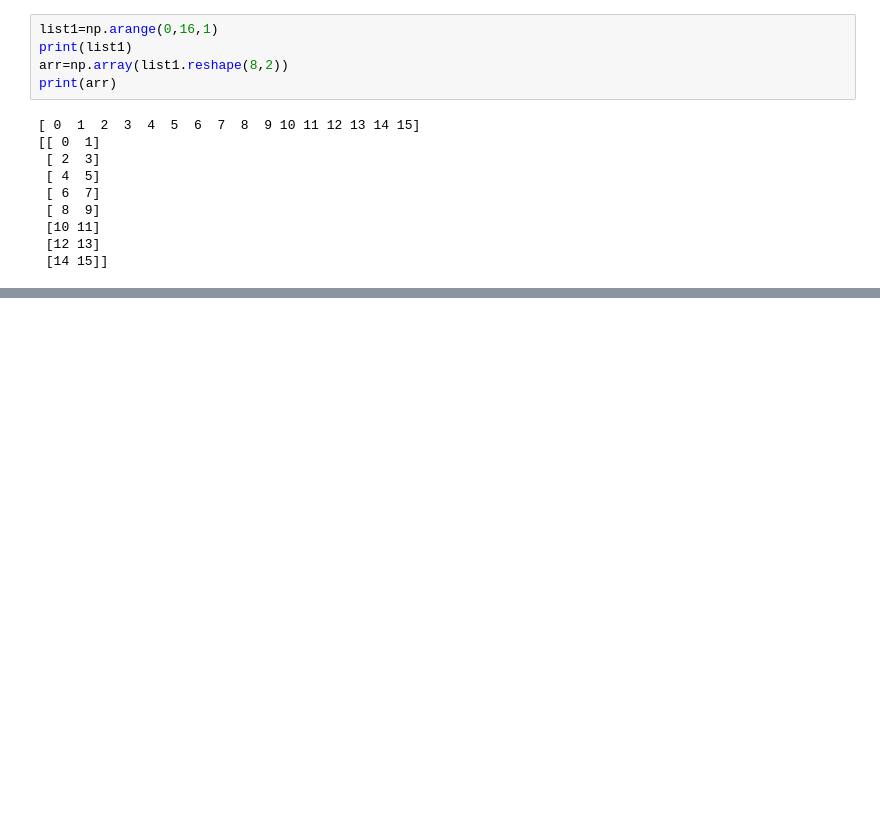
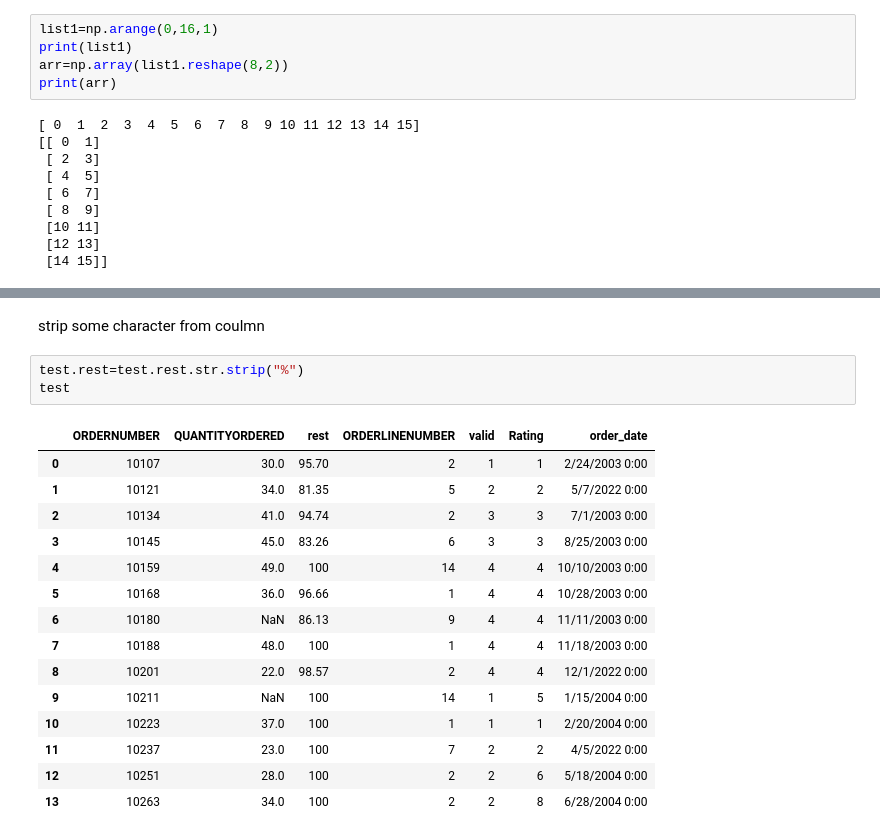
Before and after one commit to ahmed-elsayid/HCIA-NTI-G3, a Jupyter notebook: sessions/session2/session2_cod3.ipynb, the cells around one changed output, grey strips where cells are left out. Cells and saved outputs as stored; diff of their text form; blank space fills up the shorter version.

```diff
--- a/sessions/session2/session2_cod3.ipynb
+++ b/sessions/session2/session2_cod3.ipynb
@@ -45,0 +163,21 @@ print(arr)
+# %% [markdown]
+strip some character from coulmn
+# %%
+test.rest=test.rest.str.strip("%")
+test
+# %% [output]
+|  | ORDERNUMBER | QUANTITYORDERED | rest | ORDERLINENUMBER | valid | Rating | order_date |
+| 0 | 10107 | 30.0 | 95.70 | 2 | 1 | 1 | 2/24/2003 0:00 |
+| 1 | 10121 | 34.0 | 81.35 | 5 | 2 | 2 | 5/7/2022 0:00 |
+| 2 | 10134 | 41.0 | 94.74 | 2 | 3 | 3 | 7/1/2003 0:00 |
+| 3 | 10145 | 45.0 | 83.26 | 6 | 3 | 3 | 8/25/2003 0:00 |
+| 4 | 10159 | 49.0 | 100 | 14 | 4 | 4 | 10/10/2003 0:00 |
+| 5 | 10168 | 36.0 | 96.66 | 1 | 4 | 4 | 10/28/2003 0:00 |
+| 6 | 10180 | NaN | 86.13 | 9 | 4 | 4 | 11/11/2003 0:00 |
+| 7 | 10188 | 48.0 | 100 | 1 | 4 | 4 | 11/18/2003 0:00 |
+| 8 | 10201 | 22.0 | 98.57 | 2 | 4 | 4 | 12/1/2022 0:00 |
+| 9 | 10211 | NaN | 100 | 14 | 1 | 5 | 1/15/2004 0:00 |
+| 10 | 10223 | 37.0 | 100 | 1 | 1 | 1 | 2/20/2004 0:00 |
+| 11 | 10237 | 23.0 | 100 | 7 | 2 | 2 | 4/5/2022 0:00 |
+| 12 | 10251 | 28.0 | 100 | 2 | 2 | 6 | 5/18/2004 0:00 |
+| 13 | 10263 | 34.0 | 100 | 2 | 2 | 8 | 6/28/2004 0:00 |
```
Also changed, not shown: parts of 19 cells of this notebook, 2 other files.
